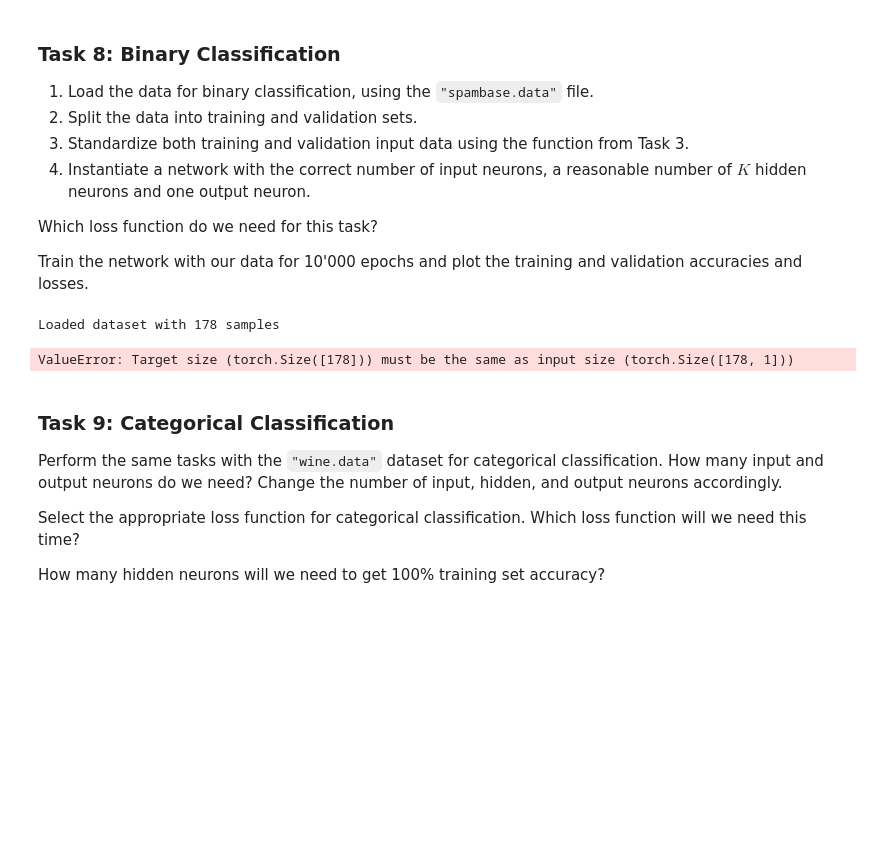
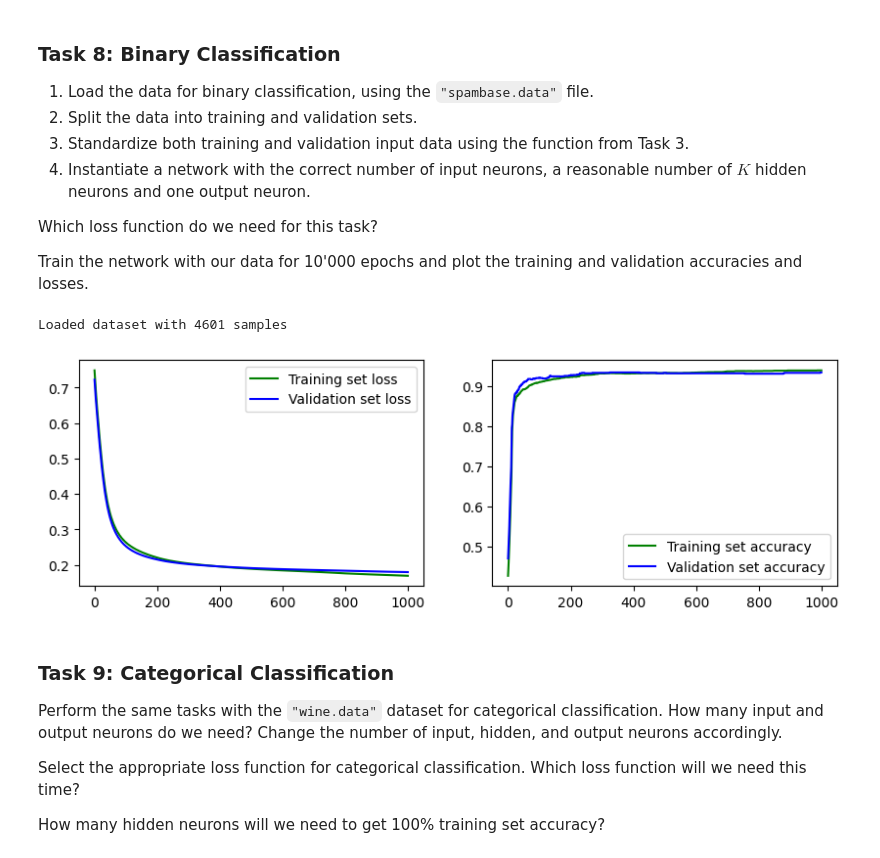
Before and after one commit to danielbarco/deeplearning, a Jupyter notebook: exam_prep/DL-Assignment05.ipynb, the cells around one changed output. Cells and saved outputs as stored; diff of their text form; code cells hidden in the pictures; blank space fills up the shorter version.

```diff
--- a/exam_prep/DL-Assignment05.ipynb
+++ b/exam_prep/DL-Assignment05.ipynb
@@ -139,14 +139,17 @@ Note:
 
 1. Use `torch.mean()` and `torch.std()` with the correct dimensions.
 # %%
+
 def standardize(X_train, X_val):
   # compute statistics
-  mean = torch.mean(X_train)
-  std = torch.std(X_train)
+  ## ??? why dim = 0 ???
+  # mean per column i.e. mean per parameter
+  mean = torch.mean(X_train, dim=0)
+  std = torch.std(X_train, dim=0)
 
   # standardize both X_train and X_val
-  X_train = X_train - mean / std
-  X_val = X_train - mean / std
+  X_train = (X_train - mean) / std
+  X_val = (X_val - mean) / std
   return X_train, X_val
 # %% [markdown]
 ## Network Implementation
@@ -252,35 +255,37 @@ def train(X_train, T_train, X_val, T_val, network, loss_function, epochs=1000, l
     network.parameters(),
     lr=learning_rate,
   )
+  X_train.requires_grad = True
 
   # collect loss and accuracy values
   train_loss, train_acc, val_loss, val_acc = [], [], [], []
 
   for epoch in range(0, epochs):
+    optimizer.zero_grad()
     # train on training set
     # ... compute network output on training data
-    x_hat = network(X)
+    x_hat = network(X_train)
     # ... compute loss from network output and target data
-    loss = loss_function(x_hat, T)
+    loss = loss_function(x_hat, T_train)
     # ... perform parameter update
     loss.backward()
     optimizer.step()
     # ... remember loss
-    train_loss.append(loss)
+    train_loss.append(loss.item())
     # ... compute training set accuracy
-    acc = accuracy(x_hat, T)
+    acc = accuracy(x_hat, T_train)
     train_acc.append(acc)
 
     # test on validation data
     with torch.no_grad():
       # ... compute network output on training data
-      x_hat = Network(X)
+      x_hat = network(X_val)
       # ... compute loss from network output and target data
-      loss = loss_function(x_hat, T)
+      loss = loss_function(x_hat, T_val)
       # ... remember loss
-      val_loss.append(loss)
+      val_loss.append(loss.item())
       # ... compute validation set accuracy
-      acc = accuracy(x_hat, T)
+      acc = accuracy(x_hat, T_val)
       val_acc.append(acc)
 
   # return the four lists of losses and accuracies
@@ -305,13 +310,13 @@ from matplotlib import pyplot
 def plot(train_loss, train_acc, val_loss, val_acc):
   pyplot.figure(figsize=(10,3))
   ax = pyplot.subplot(121)
-  ax.plot(..., "g-", label="Training set loss")
-  ax.plot(..., "b-", label="Validation set loss")
+  ax.plot(train_loss, "g-", label="Training set loss")
+  ax.plot(val_loss, "b-", label="Validation set loss")
   ax.legend()
 
   ax = pyplot.subplot(122)
-  ax.plot(..., "g-", label="Training set accuracy")
-  ax.plot(..., "b-", label="Validation set accuracy")
+  ax.plot(train_acc, "g-", label="Training set accuracy")
+  ax.plot(val_acc, "b-", label="Validation set accuracy")
   ax.legend()
 # %% [markdown]
 ### Task 8: Binary Classification
@@ -328,23 +333,23 @@ Train the network with our data for 10'000 epochs and plot the training and vali
 # %%
 # define loss function
 loss_function = torch.nn.BCEWithLogitsLoss()
 # load dataset
-X, T = dataset()
+X, T = dataset("spambase.data")
 # split dataset
 X_train, T_train, X_val, T_val = split_training_data(X, T)
 # standardize input data
 X_train, X_val = standardize(X_train, X_val)
 # instantiate network
 network = Network(X.shape[1], K = 10, O = 1)
 
 # train network on our data
-results = train(X_train, T_train, X_val, T_val, network, loss_function)
+train_loss, train_acc, val_loss, val_acc = train(X_train, T_train, X_val, T_val, network, loss_function)
 
 # plot the results
-plot(...)
+plot(train_loss, train_acc, val_loss, val_acc)
 # %% [output]
-Loaded dataset with 178 samples
+Loaded dataset with 4601 samples
-ValueError: Target size (torch.Size([178])) must be the same as input size (torch.Size([178, 1]))
+[figure, added]
 # %% [markdown]
 ### Task 9: Categorical Classification
 
```
Also changed, not shown: parts of 1 cell of this notebook, 1 other file.
